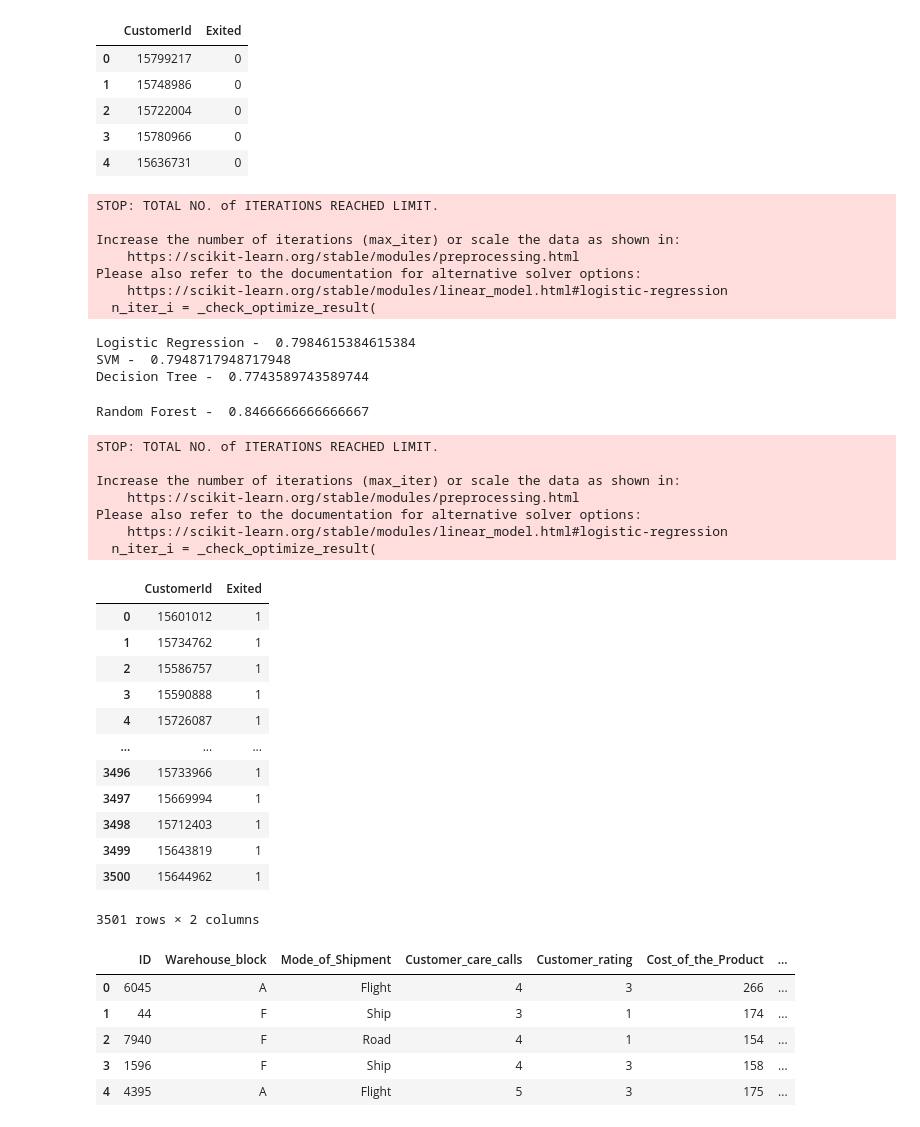
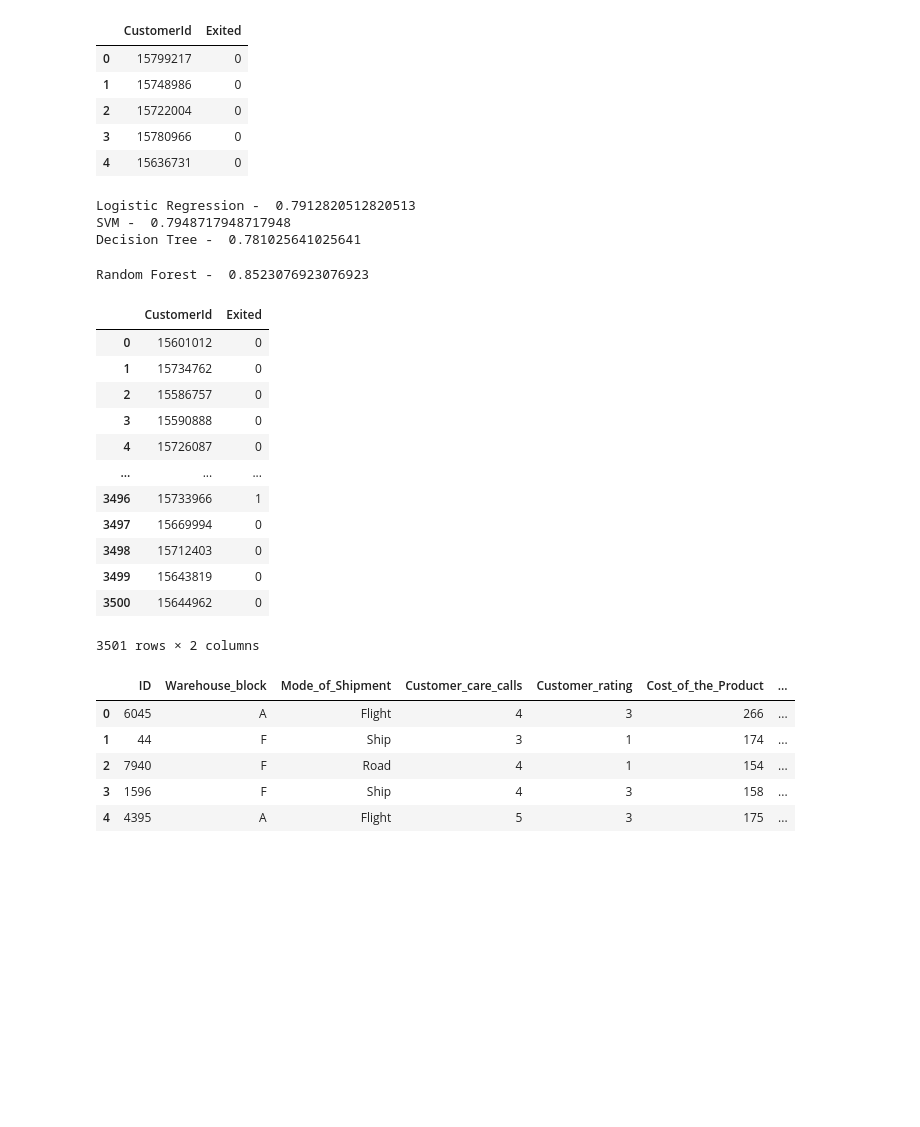
Before and after one commit to DahyeonS/BAE_Practice, a Jupyter notebook: 2유형 연습.ipynb, the cells around one changed output. Drawn from its saved outputs; the diff is of its cells as text; code cells hidden in the pictures; blank space fills up the shorter version.

```diff
--- a/2유형 연습.ipynb
+++ b/2유형 연습.ipynb
@@ -82,7 +82,6 @@ display(y_train.head())
 import pandas as pd
 import numpy as np
 from sklearn.preprocessing import LabelEncoder
-from sklearn.preprocessing import MinMaxScaler
 from sklearn.model_selection import train_test_split
 from sklearn.linear_model import LogisticRegression
 from sklearn.svm import SVC
@@ -100,73 +99,55 @@ X["Geography"] = label.fit_transform(X["Geography"])
 X["Gender"] = label.fit_transform(X["Gender"])
 X_test["Geography"] = label.fit_transform(X_test["Geography"])
 X_test["Gender"] = label.fit_transform(X_test["Gender"])
-
-cont = ["CreditScore", "Balance", "EstimatedSalary"]
-scale = MinMaxScaler()
-X[cont] = scale.fit_transform(X[cont])
 
 X_tr, X_val, y_tr, y_val = train_test_split(X, y, test_size = 0.3, random_state = 123)
 
 lr = LogisticRegression()
 lr.fit(X_tr, y_tr)
 pred = lr.predict(X_val)
 print("Logistic Regression - ", accuracy_score(y_val, pred))
 
 svm = SVC()
 svm.fit(X_tr, y_tr)
 pred = svm.predict(X_val)
 print("SVM - ", accuracy_score(y_val, pred))
 
 dt = DecisionTreeClassifier()
 dt.fit(X_tr, y_tr)
 pred = dt.predict(X_val)
 print("Decision Tree - " , accuracy_score(y_val, pred))
 
 rf = RandomForestClassifier()
 rf.fit(X_tr, y_tr)
 pred = rf.predict(X_val)
 print("Random Forest - " , accuracy_score(y_val, pred))
 
 model = LogisticRegression()
 model.fit(X, y)
 prediction = model.predict(X_test)
 
 result = pd.DataFrame({"CustomerId":X_test_cust, "Exited":prediction})
 result.to_csv("result.csv", index = False)
 
 pd.read_csv("result.csv")
 # %% [output]
-STOP: TOTAL NO. of ITERATIONS REACHED LIMIT.
-
-Increase the number of iterations (max_iter) or scale the data as shown in:
-    https://scikit-learn.org/stable/modules/preprocessing.html
-Please also refer to the documentation for alternative solver options:
-    https://scikit-learn.org/stable/modules/linear_model.html#logistic-regression
-  n_iter_i = _check_optimize_result(
+Logistic Regression -  0.7912820512820513
+SVM -  0.7948717948717948
+Decision Tree -  0.781025641025641
-Logistic Regression -  0.7984615384615384
-SVM -  0.7948717948717948
-Decision Tree -  0.7743589743589744
+Random Forest -  0.8523076923076923
+|  | CustomerId | Exited |
+| 0 | 15601012 | 0 |
+| 1 | 15734762 | 0 |
+| 2 | 15586757 | 0 |
+| 3 | 15590888 | 0 |
+| 4 | 15726087 | 0 |
+| ... | ... | ... |
+| 3496 | 15733966 | 1 |
+| 3497 | 15669994 | 0 |
+| 3498 | 15712403 | 0 |
+| 3499 | 15643819 | 0 |
+| 3500 | 15644962 | 0 |
-Random Forest -  0.8466666666666667
+3501 rows × 2 columns
-STOP: TOTAL NO. of ITERATIONS REACHED LIMIT.
-
-Increase the number of iterations (max_iter) or scale the data as shown in:
-    https://scikit-learn.org/stable/modules/preprocessing.html
-Please also refer to the documentation for alternative solver options:
-    https://scikit-learn.org/stable/modules/linear_model.html#logistic-regression
-  n_iter_i = _check_optimize_result(
-|  | CustomerId | Exited |
-| 0 | 15601012 | 1 |
-| 1 | 15734762 | 1 |
-| 2 | 15586757 | 1 |
-| 3 | 15590888 | 1 |
-| 4 | 15726087 | 1 |
-| ... | ... | ... |
-| 3496 | 15733966 | 1 |
-| 3497 | 15669994 | 1 |
-| 3498 | 15712403 | 1 |
-| 3499 | 15643819 | 1 |
-| 3500 | 15644962 | 1 |
-3501 rows × 2 columns
 # %%
 #@title 정시 배송 여부 판단
 
```
Also changed, not shown: parts of 2 cells of this notebook.
